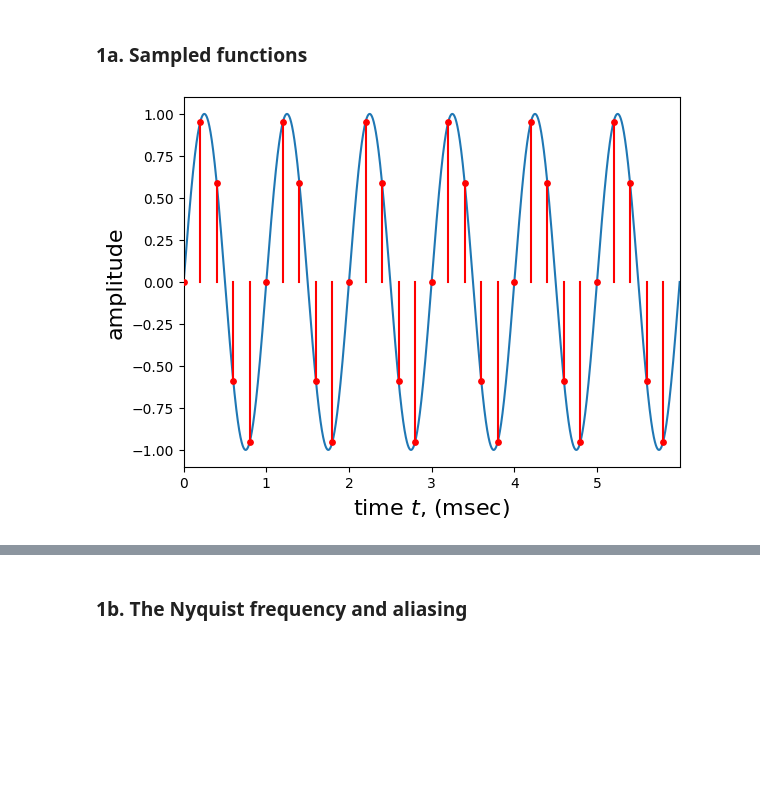
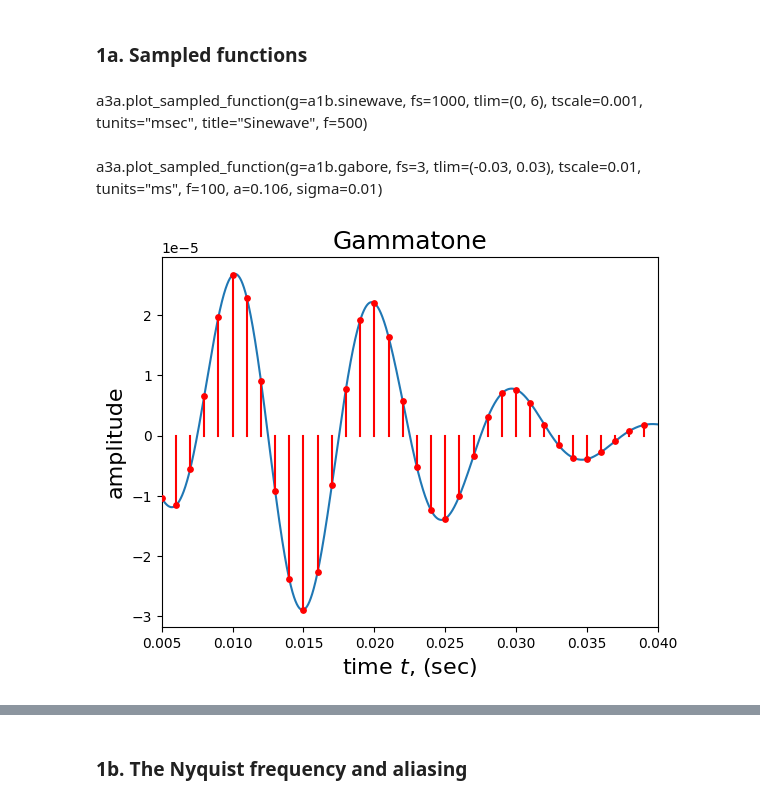
Before and after one commit to finnhittson/csds464, a Jupyter notebook: 464-A3a_fxh157_files/A3a_fxh157.ipynb, the cells around one changed output, grey strips where cells are left out. Saved outputs shown, nothing was run; the diff lists cells and outputs as text; code cells hidden in the pictures; blank space fills up the shorter version.

```diff
--- a/464-A3a_fxh157_files/A3a_fxh157.ipynb
+++ b/464-A3a_fxh157_files/A3a_fxh157.ipynb
@@ -18,7 +18,11 @@ import IPython
 import sys
 sys.path.append('../464-A1b_fxh157_files/')
 import A1b_fxh157 as a1b
+# %% [markdown]
+a3a.plot_sampled_function(g=a1b.sinewave, fs=1000, tlim=(0, 6), tscale=0.001, tunits="msec", title="Sinewave", f=500)
+# %% [markdown]
+a3a.plot_sampled_function(g=a1b.gabore, fs=3, tlim=(-0.03, 0.03), tscale=0.01, tunits="ms", f=100, a=0.106, sigma=0.01)
 # %%
-a3a.plot_sampled_function(g=a1b.sinewave, fs=5, tlim=(0, 6), tscale=1, tunits="msec", f=1)
+a3a.plot_sampled_function(g=a1b.gammatone, fs=1000, tlim=(5/1000,40/1000), tscale=1, tunits="sec", title="Gammatone", f=100)
 # %% [output]
-[figure, old version]
+[figure, new version]
```
Also changed, not shown: parts of 37 cells of this notebook, 7 other files.
